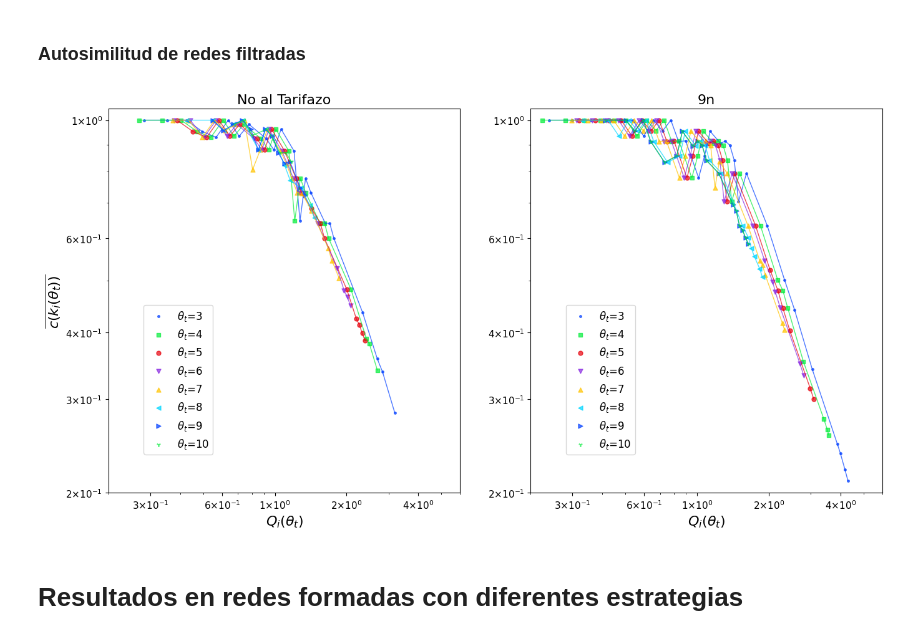
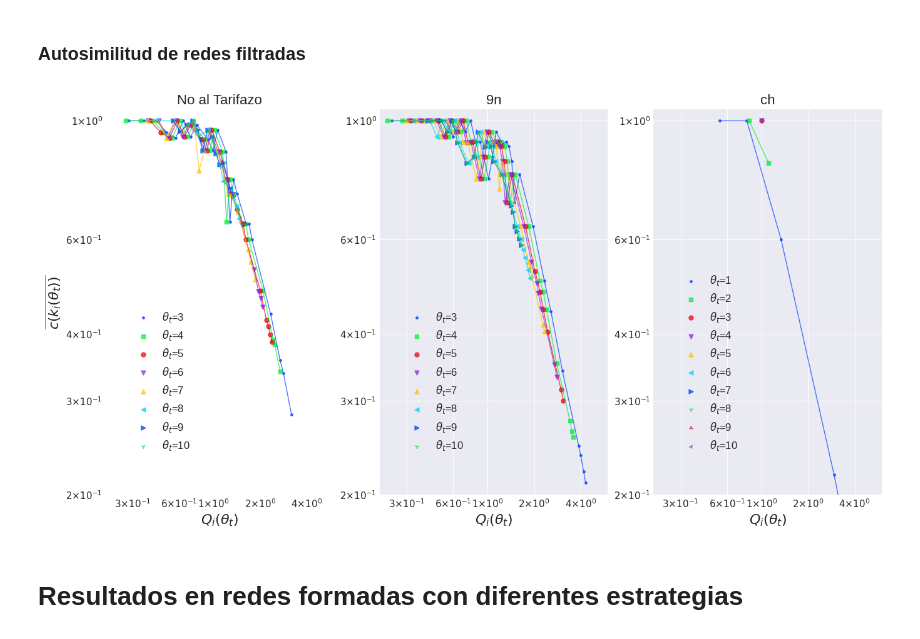
Before and after one commit to Manusua/self-similarity-in-social-movements, a Jupyter notebook: Self similarity in social movements.ipynb, the cells around one changed output. Drawn from its saved outputs; the diff is of its cells as text; code cells hidden in the pictures.

```diff
--- a/Self similarity in social movements.ipynb
+++ b/Self similarity in social movements.ipynb
@@ -929,0 +918,4 @@ nx.write_gexf(G, graphs_folder + "filtered/" + str(umbral_9n) + '/9n/' + HORA_CR
+# %%
+umbral_nat = 5
+umbral_9n = 5
+umbral_ch = 5
@@ -1007,11 +1036,10 @@ plt.show()
 # %%
 # MAX_UMBRAL es el máximo K_T que vamos a usar para generar subgrafos
 MAX_UMBRAL = 500
-umbral_nat = 5
-umbral_9n=5
 # Seleccionamos el fichero correspondiente a la manifestación social de la que queremos sacar la red y seleccionamos la hora que queremos estudiar
 dict_thres_avg_clust_nat_h, dict_norm_int_deg_nat_h = calc_self_sim(HORA_CRITICA_NAT, MAX_UMBRAL, "nat/", mode="f", thresh_filter=umbral_nat)
 dict_thres_avg_clust_9n_h, dict_norm_int_deg_9n_h = calc_self_sim(HORA_CRITICA_9N, MAX_UMBRAL, "9n/", mode="f", thresh_filter=umbral_9n)
+dict_thres_avg_clust_ch_h, dict_norm_int_deg_ch_h = calc_self_sim(HORA_CRITICA_CH, MAX_UMBRAL, "ch/", mode="f", thresh_filter=umbral_ch)
 # %%
 
 def scientific_notation(x, pos):
@@ -1029,6 +1057,8 @@ alpha = 0.7
 arr_kt_plot_nat = [3,4,5,6,7,8,9,10]
 arr_kt_plot_9n = [3,4,5,6,7,8,9,10]
 
+arr_kt_plot_ch = [1,2,3,4,5,6,7,8,9,10]
+
 # Dado un diccionario con K_t como claves y como valores diccionarios con internal degrees como clave y la media de coeficiente de clusterización
 # de los nodos que tienen dicho internal degree como valor, plotea el scatter con la clave en eje X y los valores en eje Y
 # Plotea tantos tipos como elementos haya en arr_index(esos indices en concreto)
@@ -1036,7 +1066,7 @@ arr_kt_plot_9n = [3,4,5,6,7,8,9,10]
 
 markers = get_all_markers()
 
-fig, (ax1, ax2) = plt.subplots(1, 2)
+fig, (ax1, ax2, ax3) = plt.subplots(1, 3)
 fig.set_size_inches(16,8)
 ax1.set_facecolor('xkcd:white')
 plt.style.use('seaborn-v0_8-bright')
@@ -1078,34 +1108,69 @@ for index, kt in enumerate(arr_kt_plot_9n):
         if float(0) in dict_norm_int_deg_9n_h[kt].keys():
             points_x = points_x[1:]
             points_y = points_y[1:]
         ax2.plot(points_x, points_y, alpha=alpha, linewidth=1)
         ax2.scatter(points_x, points_y, alpha=alpha, s=25, marker=markers[index], label=f'$\\theta_t$={kt}')
 
 
 ax2.set_ylim(0.2, 1.05)
 ax2.set_xlim(0.2, 6)
 
 ax2.set_xscale('log')
 ax2.set_yscale('log')
 
 
 ax2.set_xticks([0.3, 0.6, 1, 2, 4])
 ax2.set_yticks([0.2, 0.3, 0.4, 0.6, 1])
 formatter = FuncFormatter(scientific_notation)
 ax2.xaxis.set_major_formatter(formatter)
 ax2.yaxis.set_major_formatter(formatter)
 ax2.tick_params(axis='both', which='major', labelsize=11)
 
 ax2.set_xlabel("$Q_i(\\theta_t)$", fontsize=16)
 #ax2.set_ylabel("$\\overline{c(k_i(\\theta_t))}$")
 
 ax2.legend(loc = (0.1,0.1), fontsize=12)
 ax2.set_title("9n", fontsize=16)
 
+
+
+
+
+
+for index, kt in enumerate(arr_kt_plot_ch):
+    if kt in dict_norm_int_deg_ch_h.keys():
+        points_x = list(dict_norm_int_deg_ch_h[kt].keys())
+        points_y = list(dict_norm_int_deg_ch_h[kt].values())
+        # Se quita el 0 para que la visualizacións se más clara
+        if float(0) in dict_norm_int_deg_ch_h[kt].keys():
+            points_x = points_x[1:]
+            points_y = points_y[1:]
+        ax3.plot(points_x, points_y, alpha=alpha, linewidth=1)
+        ax3.scatter(points_x, points_y, alpha=alpha, s=25, marker=markers[index], label=f'$\\theta_t$={kt}')
+
+ax3.set_ylim(0.2, 1.05)
+ax3.set_xlim(0.2, 6)
+
+ax3.set_xscale('log')
+ax3.set_yscale('log')
+
+ax3.set_xticks([0.3, 0.6, 1, 2, 4])
+ax3.set_yticks([0.2, 0.3, 0.4, 0.6, 1])
+formatter = FuncFormatter(scientific_notation)
+ax3.xaxis.set_major_formatter(formatter)
+ax3.yaxis.set_major_formatter(formatter)
+ax3.tick_params(axis='both', which='major', labelsize=11)
+
+ax3.set_xlabel("$Q_i(\\theta_t)$", fontsize=16)
+#ax2.set_ylabel("$\\overline{c(k_i(\\theta_t))}$")
+
+ax3.legend(loc = (0.1,0.1), fontsize=12)
+ax3.set_title("ch", fontsize=16)
+
 #plt.savefig(plots_folder + "self_similairty_filtered.png")
 plt.show()
 # %% [output]
-[figure, old version]
+[figure, new version]
 # %% [markdown]
 # Resultados en redes formadas con diferentes estrategias
 # %% [markdown]
```
Also changed, not shown: parts of 5 cells of this notebook, 43 other files.
